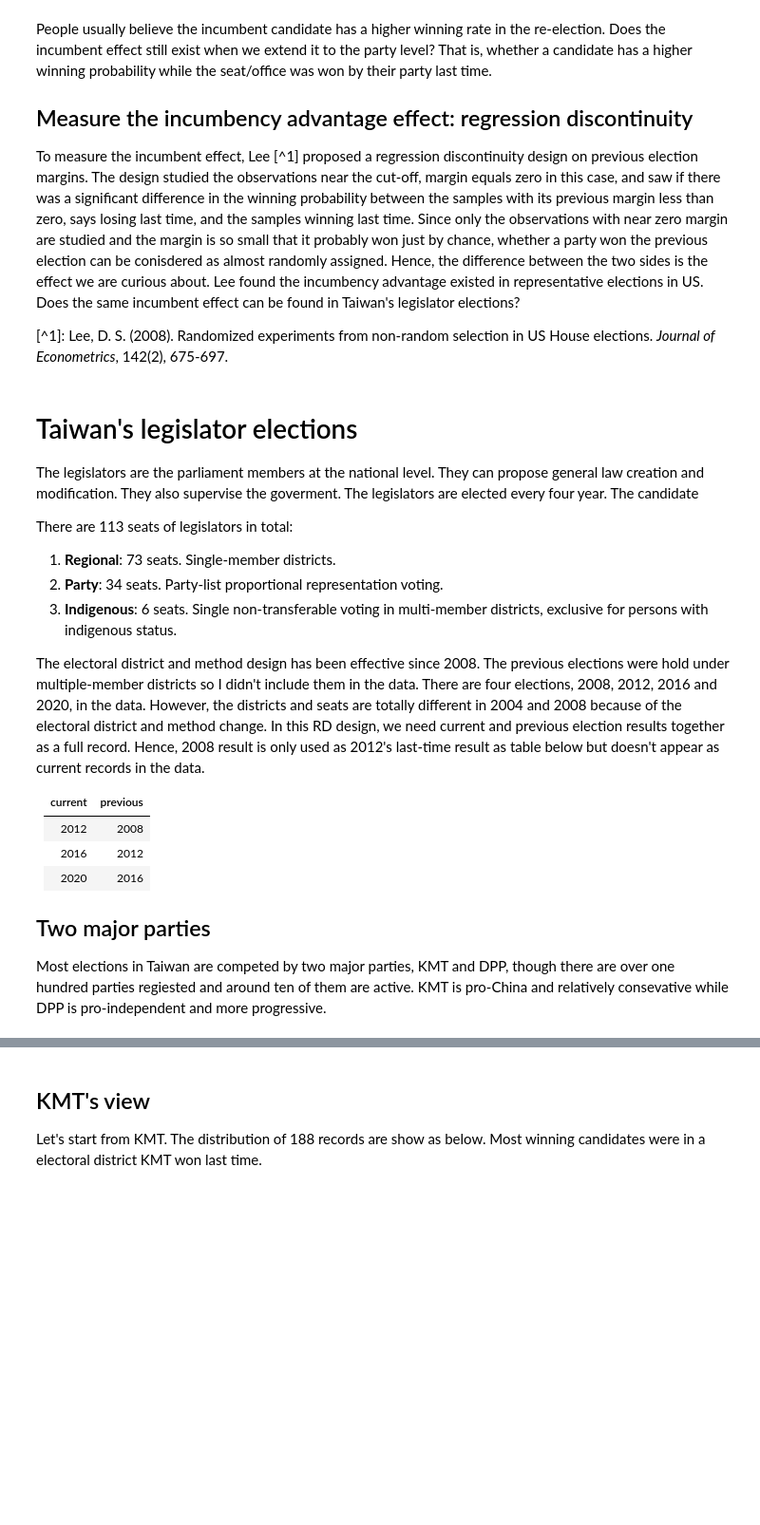
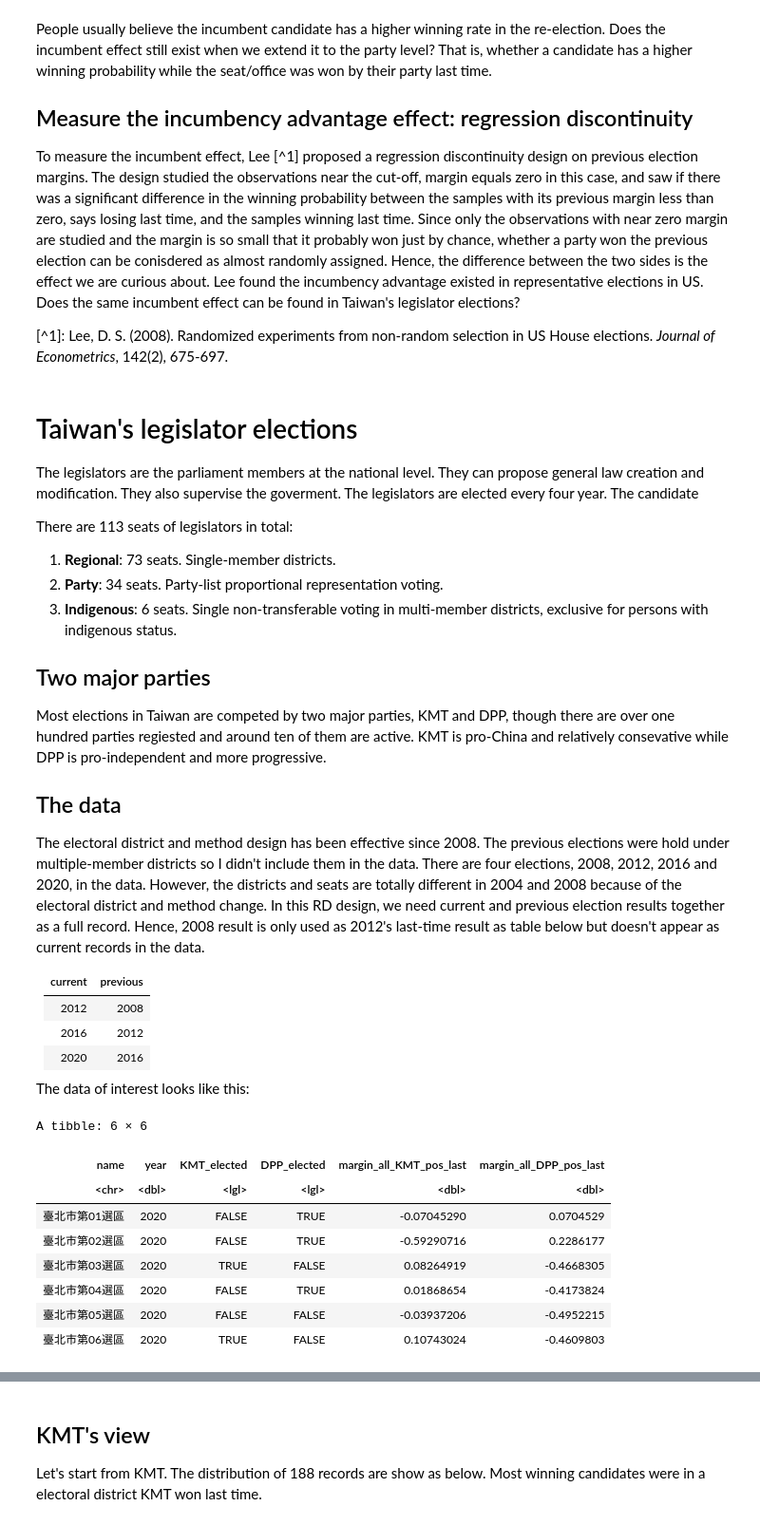
Before and after one commit to missmoss/vote-blog, a Jupyter notebook: _notebooks/2020-04-12- incumbency-advantage.ipynb, the cells around one changed output, grey strips where cells are left out. Shown at 95% size. Drawn from its saved outputs; the diff is of its cells as text; code cells hidden in the pictures; blank space fills up the shorter version.

```diff
--- a/_notebooks/2020-04-12- incumbency-advantage.ipynb
+++ b/_notebooks/2020-04-12- incumbency-advantage.ipynb
@@ -28,6 +28,12 @@ There are 113 seats of legislators in total:
 2. **Party**: 34 seats. Party-list proportional representation voting.
 3. **Indigenous**: 6 seats. Single non-transferable voting in multi-member districts, exclusive for persons with indigenous status.
 
+## Two major parties
+
+Most elections in Taiwan are competed by two major parties, KMT and DPP, though there are over one hundred parties regiested and around ten of them are active. KMT is pro-China and relatively consevative while DPP is pro-independent and more progressive.
+
+## The data
+
 The electoral district and method design has been effective since 2008. The previous elections were hold under multiple-member districts so I didn't include them in the data. There are four elections, 2008, 2012, 2016 and 2020, in the data. However, the districts and seats are totally different in 2004 and 2008 because of the electoral district and method change. In this RD design, we need current and previous election results together as a full record. Hence, 2008 result is only used as 2012's last-time result as table below but doesn't appear as current records in the data.
 
 |current|previous|
@@ -36,6 +42,19 @@ The electoral district and method design has been effective since 2008. The prev
 |2016   |2012    |
 |2020   |2016    |
 
-## Two major parties
-
-Most elections in Taiwan are competed by two major parties, KMT and DPP, though there are over one hundred parties regiested and around ten of them are active. KMT is pro-China and relatively consevative while DPP is pro-independent and more progressive.
+The data of interest looks like this:
+# %%
+#collapse-hide
+dt %>%
+select(name, year, KMT_elected, DPP_elected, margin_all_KMT_pos_last, margin_all_DPP_pos_last) %>%
+head()
+# %% [output]
+A tibble: 6 × 6
+| name | year | KMT_elected | DPP_elected | margin_all_KMT_pos_last | margin_all_DPP_pos_last |
+| <chr> | <dbl> | <lgl> | <lgl> | <dbl> | <dbl> |
+| 臺北市第01選區 | 2020 | FALSE | TRUE | -0.07045290 | 0.0704529 |
+| 臺北市第02選區 | 2020 | FALSE | TRUE | -0.59290716 | 0.2286177 |
+| 臺北市第03選區 | 2020 | TRUE | FALSE | 0.08264919 | -0.4668305 |
+| 臺北市第04選區 | 2020 | FALSE | TRUE | 0.01868654 | -0.4173824 |
+| 臺北市第05選區 | 2020 | FALSE | FALSE | -0.03937206 | -0.4952215 |
+| 臺北市第06選區 | 2020 | TRUE | FALSE | 0.10743024 | -0.4609803 |
```
Also changed, not shown: parts of 13 cells of this notebook, 1 other file.
